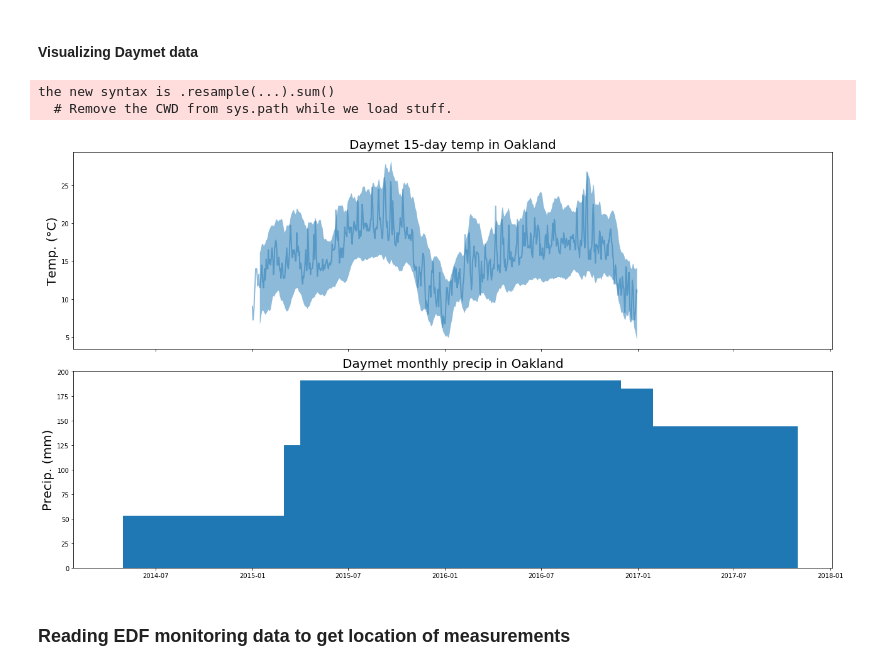
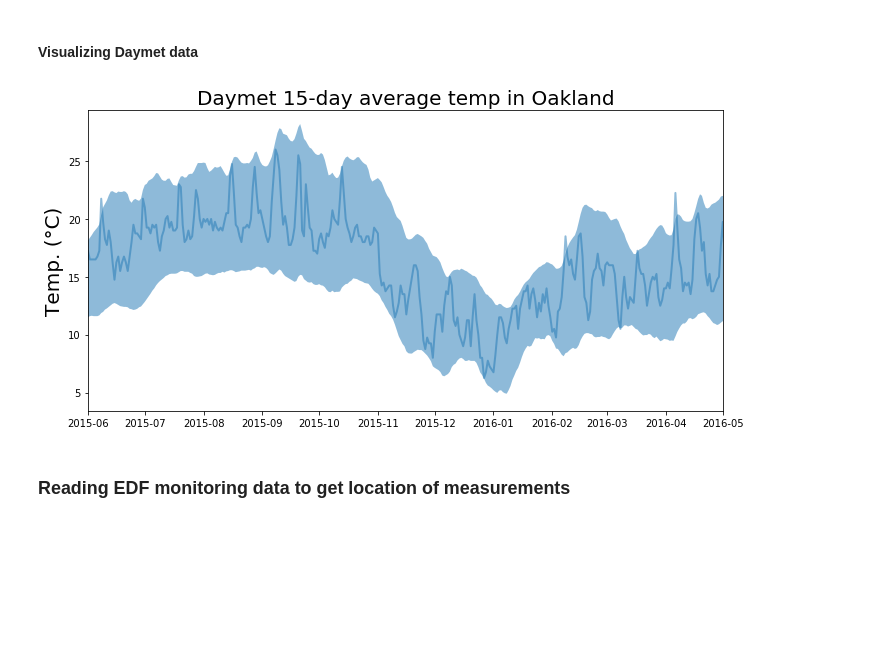
Before and after one commit to varsha2509/Springboard-DS, a Jupyter notebook: Capstone1/Capstone1/Archive/Met_data_exploration.ipynb, the cells around one changed output. Cells and saved outputs as stored; diff of their text form; code cells hidden in the pictures; blank space fills up the shorter version.

```diff
--- a/Capstone1/Capstone1/Archive/Met_data_exploration.ipynb
+++ b/Capstone1/Capstone1/Archive/Met_data_exploration.ipynb
@@ -140,24 +140,23 @@ df.tail()
 #### Visualizing Daymet data
 # %%
 %matplotlib inline
-fig, (ax1, ax2) = plt.subplots(2, figsize=(18, 10), sharex=True)
+fig, (ax1) = plt.subplots(1, figsize=(10, 5), sharex=True)
 rolling3day = df.rolling(15).mean()  ## calculates the rolling mean every 15 days
 ax1.fill_between(rolling3day.index, rolling3day.tmin, rolling3day.tmax, alpha=0.5, lw=0) #This creates a polygon between tmin and tmax
 ax1.plot(df.index, df[['tmax', 'tmin']].mean(axis=1), lw=2, alpha=0.5)
 
-ax1.set_title('Daymet 15-day temp in Oakland', fontsize=20)
+ax1.set_title('Daymet 15-day average temp in Oakland', fontsize=20)
 ax1.set_ylabel(u'Temp. (°C)', fontsize=20)
+ax1.set_xlim(['2015-06', '2016-05'])
 
-monthlysum = df.resample("M", how='sum')
-ax2.bar(monthlysum.index, monthlysum.prcp, width=20,)
-ax2.set_title('Daymet monthly precip in Oakland', fontsize=20)
-ax2.set_ylabel(u'Precip. (mm)', fontsize=20)
+#monthlysum = df.resample("M", how='sum')
+#ax2.bar(monthlysum.index, monthlysum.prcp, width=20,)
+#ax2.set_title('Daymet monthly precip in Oakland', fontsize=20)
+#ax2.set_ylabel(u'Precip. (mm)', fontsize=20)
 
 fig.tight_layout()
 # %% [output]
-the new syntax is .resample(...).sum()
-  # Remove the CWD from sys.path while we load stuff.
-[figure, old version]
+[figure, new version]
 # %% [markdown]
 ### Reading EDF monitoring data to get location of measurements
 # %%
```
